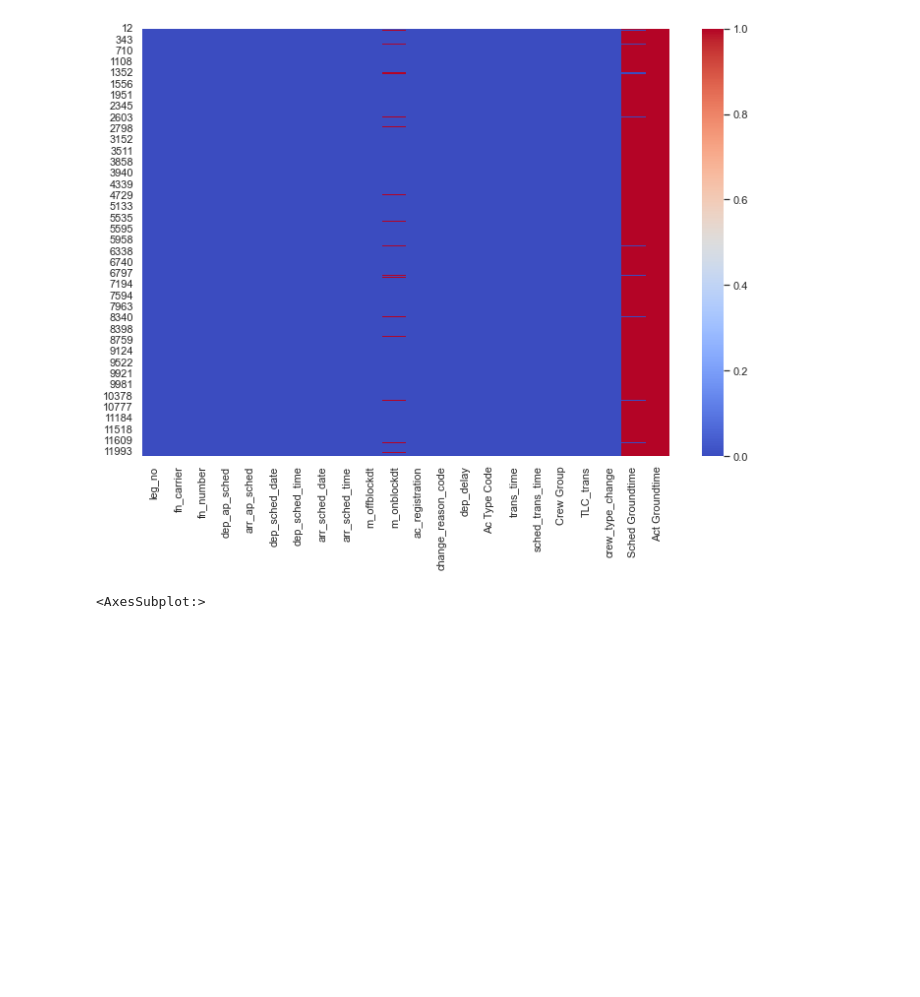
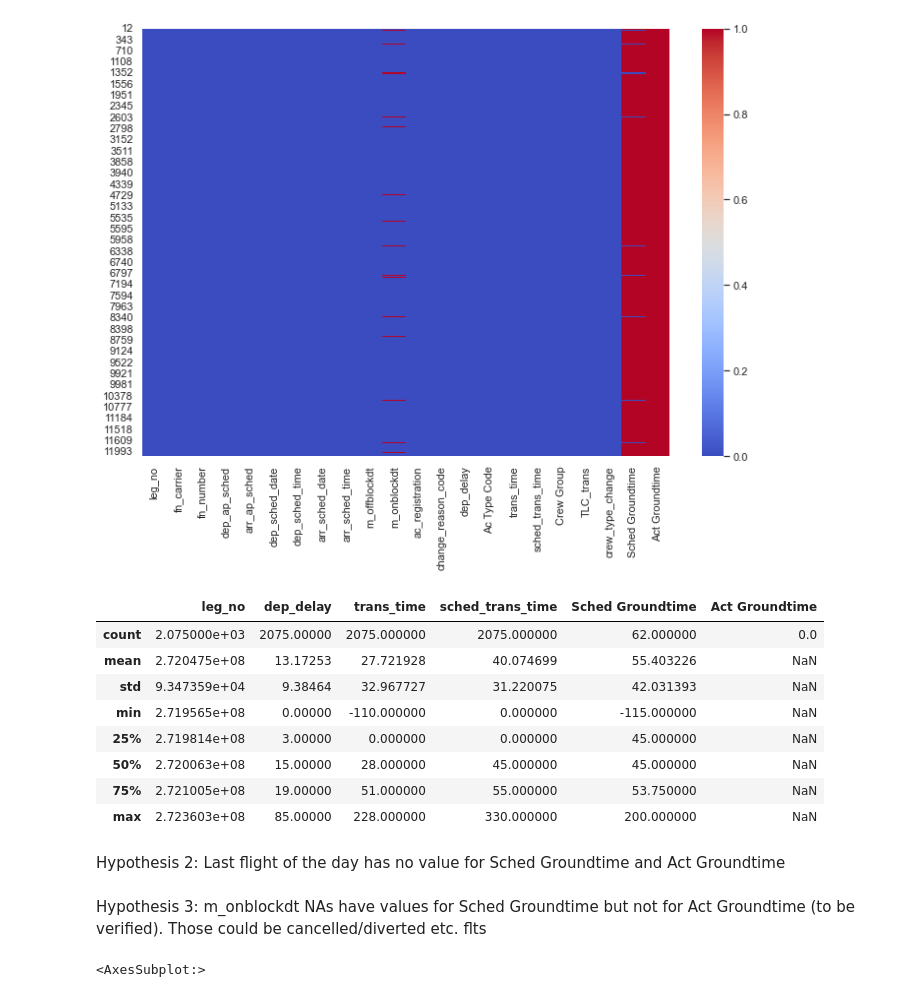
Before and after one commit to Paul1911/Delay-Prediction, a Jupyter notebook: notebooks/model_engineering.ipynb, the cells around one changed output. Drawn from its saved outputs; the diff is of its cells as text; code cells hidden in the pictures; blank space fills up the shorter version.

```diff
--- a/notebooks/model_engineering.ipynb
+++ b/notebooks/model_engineering.ipynb
@@ -93,3 +210,20 @@ sns.heatmap(flt_info_NA.isnull(), cmap='coolwarm')
 # %% [output]
 <AxesSubplot:>
 [figure]
+# %%
+flt_info_NA.describe()
+# Whenever there is a line with a NA value, Act Groundtime has NA.
+# %% [output]
+|  | leg_no | dep_delay | trans_time | sched_trans_time | Sched Groundtime | Act Groundtime |
+| count | 2.075000e+03 | 2075.00000 | 2075.000000 | 2075.000000 | 62.000000 | 0.0 |
+| mean | 2.720475e+08 | 13.17253 | 27.721928 | 40.074699 | 55.403226 | NaN |
+| std | 9.347359e+04 | 9.38464 | 32.967727 | 31.220075 | 42.031393 | NaN |
+| min | 2.719565e+08 | 0.00000 | -110.000000 | 0.000000 | -115.000000 | NaN |
+| 25% | 2.719814e+08 | 3.00000 | 0.000000 | 0.000000 | 45.000000 | NaN |
+| 50% | 2.720063e+08 | 15.00000 | 28.000000 | 45.000000 | 45.000000 | NaN |
+| 75% | 2.721005e+08 | 19.00000 | 51.000000 | 55.000000 | 53.750000 | NaN |
+| max | 2.723603e+08 | 85.00000 | 228.000000 | 330.000000 | 200.000000 | NaN |
+# %% [markdown]
+Hypothesis 2: Last flight of the day has no value for Sched Groundtime and Act Groundtime
+# %% [markdown]
+Hypothesis 3: m_onblockdt NAs have values for Sched Groundtime but not for Act Groundtime (to be verified). Those could be cancelled/diverted etc. flts
```
Also changed, not shown: parts of 15 cells of this notebook.
